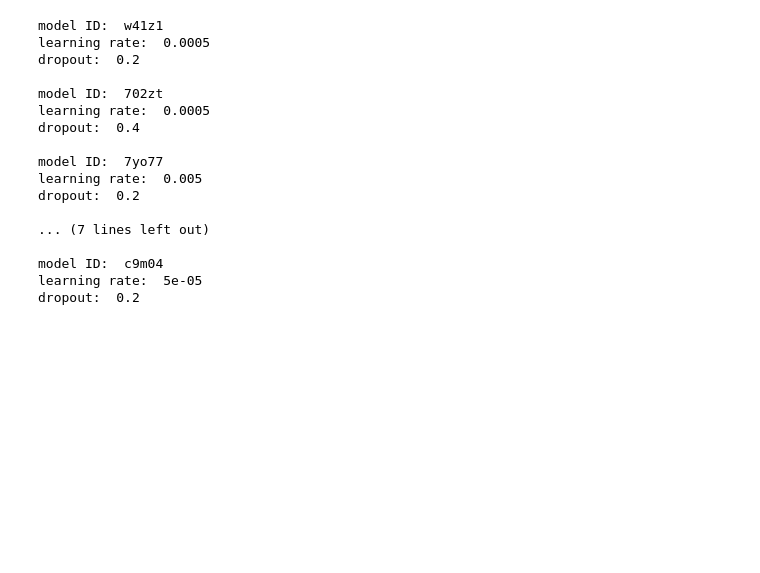
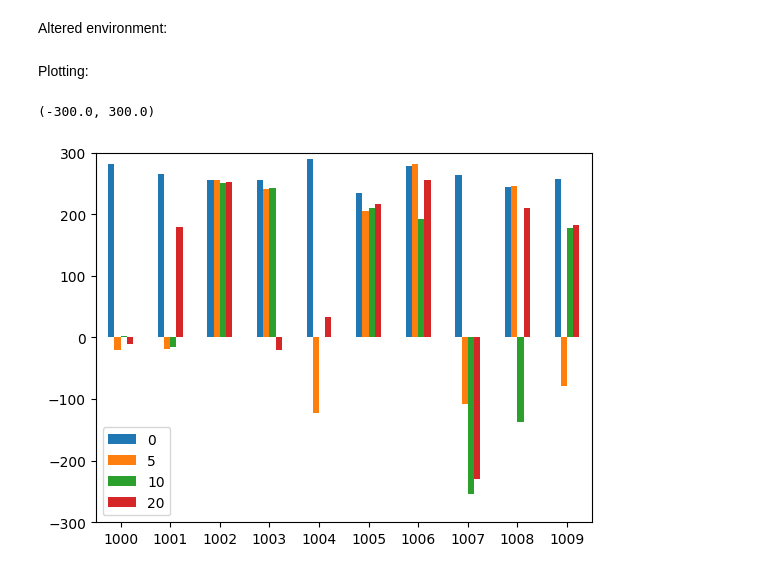
Before and after one commit to Willian-Girao/lunar-transformer-il, a Jupyter notebook: notebooks/4_compare_expert_n_transformer.ipynb, the cells around one changed output. Saved outputs shown, nothing was run; the diff lists cells and outputs as text; code cells hidden in the pictures; blank space fills up the shorter version.

```diff
--- a/notebooks/4_compare_expert_n_transformer.ipynb
+++ b/notebooks/4_compare_expert_n_transformer.ipynb
@@ -41,0 +14,2 @@ top_6 = ['w41z1', '702zt', '8ic79', 'ja770', 'm2g06', '94y4c']
+# %%
+data_expert = {}
@@ -42,11 +18,11 @@ top_6 = ['w41z1', '702zt', '8ic79', 'ja770', 'm2g06', '94y4c']
+# %%
+file_path = os.path.join(project_root, 'results', 'expert', 'evaluation-expert-reward_per_episode_all-env_setup-coef_of_var_0.pkl')
+with open(file_path, 'rb') as f:
+    expert_eval_data = pickle.load(f)
 # %%
-data = {}
-for model_id in top_6:
-    data[model_id] = {}
+env_seed = []
+data_expert[0] = []
 
-    # get evaluation .pkl
-    eval_data = get_models_evaluation_data(model_id=model_id, model_dir=dir)
-
-    for env_info, eval_data in eval_data.items():
-        env_seed = int(re.findall(r'\d+', env_info)[0])
-        data[model_id][env_seed] = np.round(np.sum(eval_data), 2)
+for env_info, eval_data in expert_eval_data.items():
+    env_seed.append(int(re.findall(r'\d+', env_info)[0]))
+    data_expert[0].append(int(np.sum(eval_data)))
@@ -139,36 +28,0 @@ plot_training_metrics(model_id=list(models))
-# %%
-project_root = os.path.abspath(os.path.join(os.getcwd(), '../'))
-models = os.listdir(os.path.join(project_root, 'results', dir))
-
-architecture_A = []
-
-for model_id in models:
-    chkpt = load_checkpoint(model_id)
-    cfg = get_model_cfg_from_checkpoint(chkpt)
-    tcfg = get_training_cfg_from_checkpoint(chkpt)
-
-    key = (cfg.depth,  cfg.num_attention_heads, cfg.embedding_dim, cfg.intermediate_dim)
-
-    if cfg.depth == 2:
-        architecture_A.append(model_id)
-        print(f'model ID: ', model_id)
-        print(f'learning rate: ', tcfg.learning_rate)
-        print(f'dropout: ', cfg.hidden_dropout_prob, '\n')
-# %% [output]
-model ID:  w41z1
-learning rate:  0.0005
-dropout:  0.2
-
-model ID:  702zt
-learning rate:  0.0005
-dropout:  0.4
-
-model ID:  7yo77
-learning rate:  0.005
-dropout:  0.2
-
-... (7 lines left out)
-
-model ID:  c9m04
-learning rate:  5e-05
-dropout:  0.2
@@ -176,0 +29,21 @@ plot_training_metrics(model_id=architecture_A)
+# %% [markdown]
+Altered environment:
+# %%
+for cv in [5, 10, 20, 40]:
+    file_path = os.path.join(project_root, 'results', 'expert', f'evaluation-expert-reward_per_episode_all-env_setup-coef_of_var_{cv}_seed_0.pkl')
+    with open(file_path, 'rb') as f:
+        expert_eval_data = pickle.load(f)
+    data_expert[cv] = []
+
+    for env_info, eval_data in expert_eval_data.items():
+        data_expert[cv].append(int(np.sum(eval_data)))
+# %% [markdown]
+Plotting:
+# %%
+df = pd.DataFrame(data_expert, index=env_seed)
+
+ax = df.plot.bar(rot=0)
+ax.set_ylim(-300, 300)
+# %% [output]
+(-300.0, 300.0)
+[figure, added]
```
Also changed, not shown: parts of 24 cells of this notebook, 2 other files.
